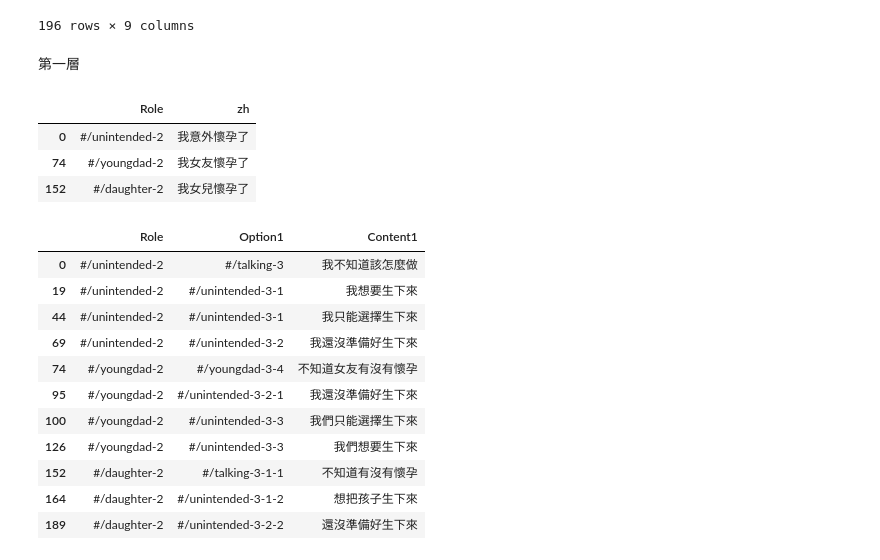
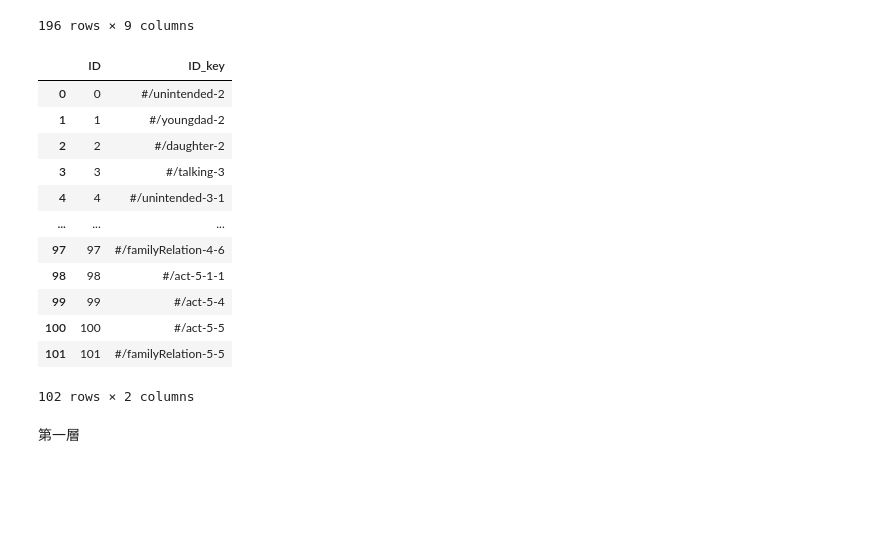
Before and after one commit to TzuChingg/Aragaki-Yui2, a Jupyter notebook: 小蝴蝶.ipynb, the cells around one changed output. Saved outputs shown, nothing was run; the diff lists cells and outputs as text; code cells hidden in the pictures; blank space fills up the shorter version.

```diff
--- a/小蝴蝶.ipynb
+++ b/小蝴蝶.ipynb
@@ -595,24 +593,27 @@ ID_Table = pd.DataFrame()
+# %%
+ID_Table = pd.DataFrame()
+ID_Table = pd.concat([ID_Table, A['Role']], axis=0)
+ID_Table = pd.concat([ID_Table, A['Option1']], axis=0)
+ID_Table = pd.concat([ID_Table, A['Option2']], axis=0)
+ID_Table = pd.concat([ID_Table, A['Option3']], axis=0)
+ID_Table = ID_Table.drop_duplicates()
+ID_Table.reset_index(drop=True, inplace=True)
+ID_Table.reset_index(inplace=True)
+ID_Table.rename(columns={0:'ID_key', 'index':'ID'}, inplace=True)
+ID_Table
+# %% [output]
+|  | ID | ID_key |
+| 0 | 0 | #/unintended-2 |
+| 1 | 1 | #/youngdad-2 |
+| 2 | 2 | #/daughter-2 |
+| 3 | 3 | #/talking-3 |
+| 4 | 4 | #/unintended-3-1 |
+| ... | ... | ... |
+| 97 | 97 | #/familyRelation-4-6 |
+| 98 | 98 | #/act-5-1-1 |
+| 99 | 99 | #/act-5-4 |
+| 100 | 100 | #/act-5-5 |
+| 101 | 101 | #/familyRelation-5-5 |
+102 rows × 2 columns
 # %% [markdown]
 第一層
-# %%
-A[['Role', 'zh']].drop_duplicates()
-# %% [output]
-|  | Role | zh |
-| 0 | #/unintended-2 | 我意外懷孕了 |
-| 74 | #/youngdad-2 | 我女友懷孕了 |
-| 152 | #/daughter-2 | 我女兒懷孕了 |
-# %%
-A[['Role', 'Option1', 'Content1']].drop_duplicates()
-# %% [output]
-|  | Role | Option1 | Content1 |
-| 0 | #/unintended-2 | #/talking-3 | 我不知道該怎麼做 |
-| 19 | #/unintended-2 | #/unintended-3-1 | 我想要生下來 |
-| 44 | #/unintended-2 | #/unintended-3-1 | 我只能選擇生下來 |
-| 69 | #/unintended-2 | #/unintended-3-2 | 我還沒準備好生下來 |
-| 74 | #/youngdad-2 | #/youngdad-3-4 | 不知道女友有沒有懷孕 |
-| 95 | #/youngdad-2 | #/unintended-3-2-1 | 我還沒準備好生下來 |
-| 100 | #/youngdad-2 | #/unintended-3-3 | 我們只能選擇生下來 |
-| 126 | #/youngdad-2 | #/unintended-3-3 | 我們想要生下來 |
-| 152 | #/daughter-2 | #/talking-3-1-1 | 不知道有沒有懷孕 |
-| 164 | #/daughter-2 | #/unintended-3-1-2 | 想把孩子生下來 |
-| 189 | #/daughter-2 | #/unintended-3-2-2 | 還沒準備好生下來 |
```
Also changed, not shown: parts of 25 cells of this notebook.
